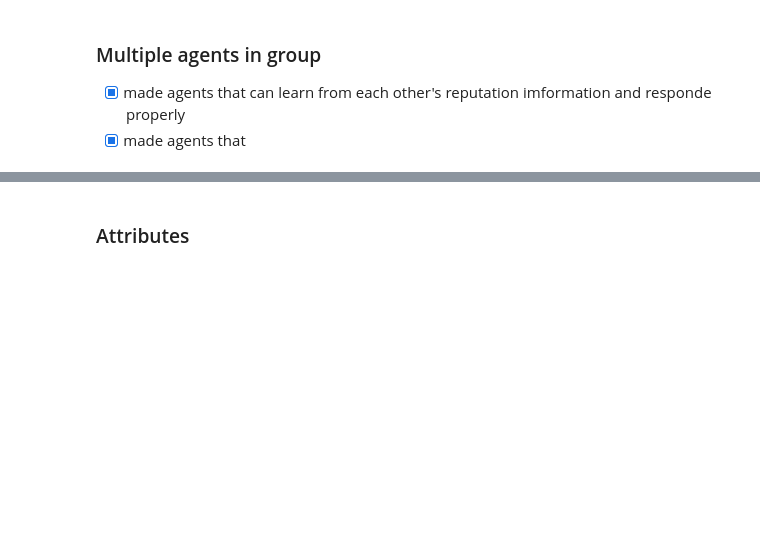
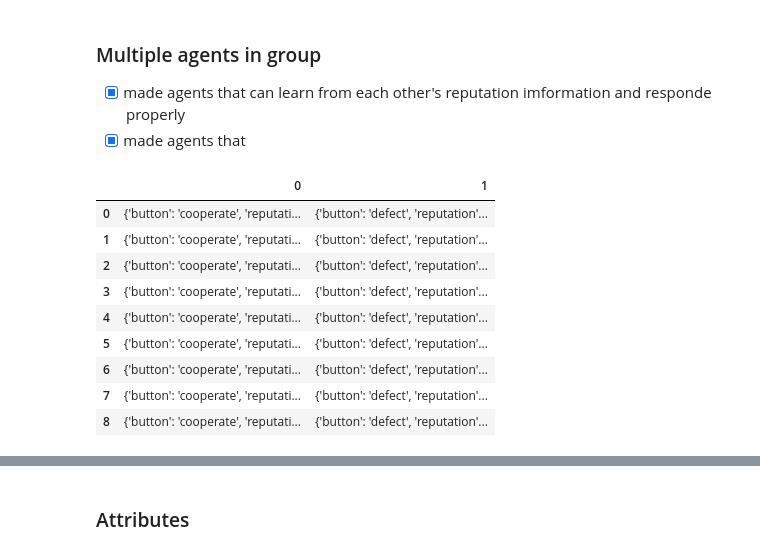
Before and after one commit to jiajia20/DDM_rep_learning, a Jupyter notebook: Learning_IBL.ipynb, the cells around one changed output, grey strips where cells are left out. Saved outputs shown, nothing was run; the diff lists cells and outputs as text; code cells hidden in the pictures; blank space fills up the shorter version.

```diff
--- a/Learning_IBL.ipynb
+++ b/Learning_IBL.ipynb
@@ -281,0 +286,14 @@ agents[0].instances()
+# %%
+df = pd.DataFrame(agents[0].details)
+df
+# %% [output]
+|  | 0 | 1 |
+| 0 | {'button': 'cooperate', 'reputati... | {'button': 'defect', 'reputation'... |
+| 1 | {'button': 'cooperate', 'reputati... | {'button': 'defect', 'reputation'... |
+| 2 | {'button': 'cooperate', 'reputati... | {'button': 'defect', 'reputation'... |
+| 3 | {'button': 'cooperate', 'reputati... | {'button': 'defect', 'reputation'... |
+| 4 | {'button': 'cooperate', 'reputati... | {'button': 'defect', 'reputation'... |
+| 5 | {'button': 'cooperate', 'reputati... | {'button': 'defect', 'reputation'... |
+| 6 | {'button': 'cooperate', 'reputati... | {'button': 'defect', 'reputation'... |
+| 7 | {'button': 'cooperate', 'reputati... | {'button': 'defect', 'reputation'... |
+| 8 | {'button': 'cooperate', 'reputati... | {'button': 'defect', 'reputation'... |
```
Also changed, not shown: parts of 13 cells of this notebook, 12 other files.
